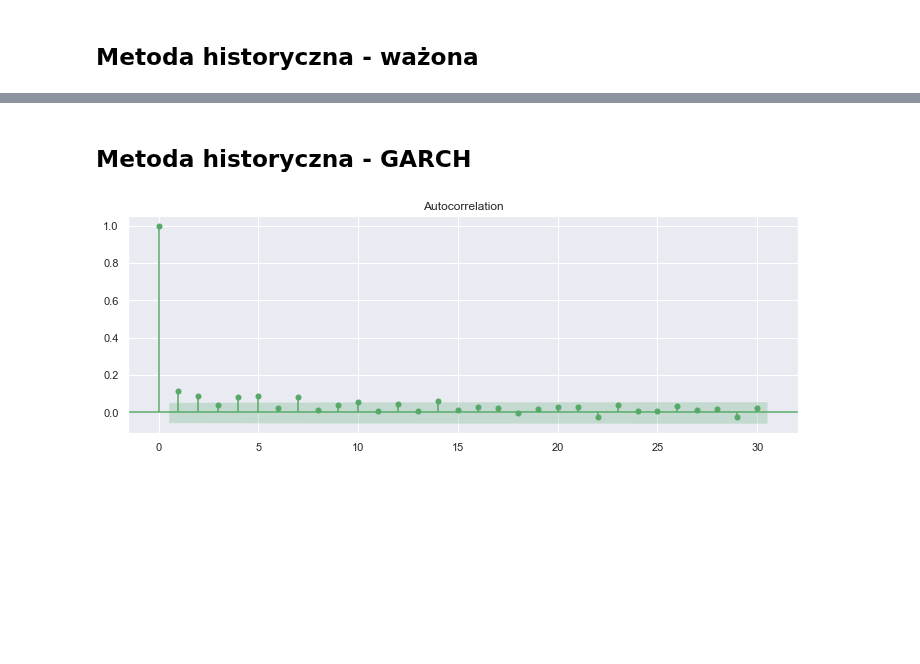
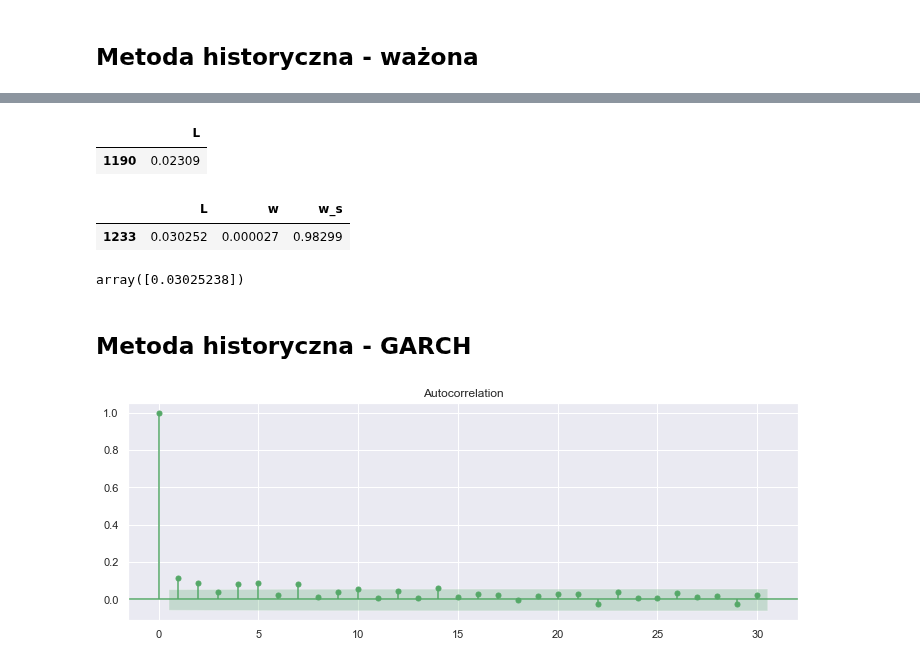
Before and after one commit to Szymex49/NVIDIA_risk_management, a Jupyter notebook: Raport_4/Wiktorowski.ipynb, the cells around one changed output, grey strips where cells are left out. Drawn from its saved outputs; the diff is of its cells as text; code cells hidden in the pictures; blank space fills up the shorter version.

```diff
--- a/Raport_4/Wiktorowski.ipynb
+++ b/Raport_4/Wiktorowski.ipynb
@@ -84,3 +187,19 @@ draw_ret(copper, 'peru', 'Logarytmiczne stopy zwrotu')
+# %%
+hist_weight_95 = hist_weight.iloc[(hist_weight['w_s']-.95).abs().argsort()[:1]][['L']]
+hist_weight_95
+# %% [output]
+|  | L |
+| 1190 | 0.02309 |
+# %%
+hist_weight_99 = hist_weight.iloc[(hist_weight['w_s']-.99).abs().argsort()[:1]]
+hist_weight_99 #ja pierdole, oby tak miało być xd
+# %% [output]
+|  | L | w | w_s |
+| 1233 | 0.030252 | 0.000027 | 0.98299 |
+# %%
+r_copper[r_copper == float(hist_weight_99['L'])]
+# %% [output]
+array([0.03025238])
 # %% [markdown]
 ## Metoda historyczna - GARCH
 # %%
```
Also changed, not shown: parts of 19 cells of this notebook.
